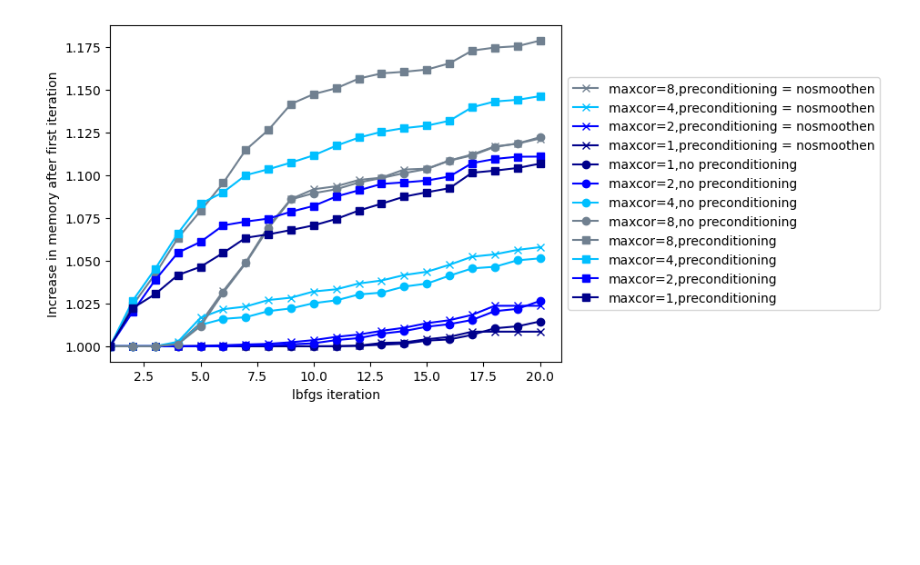
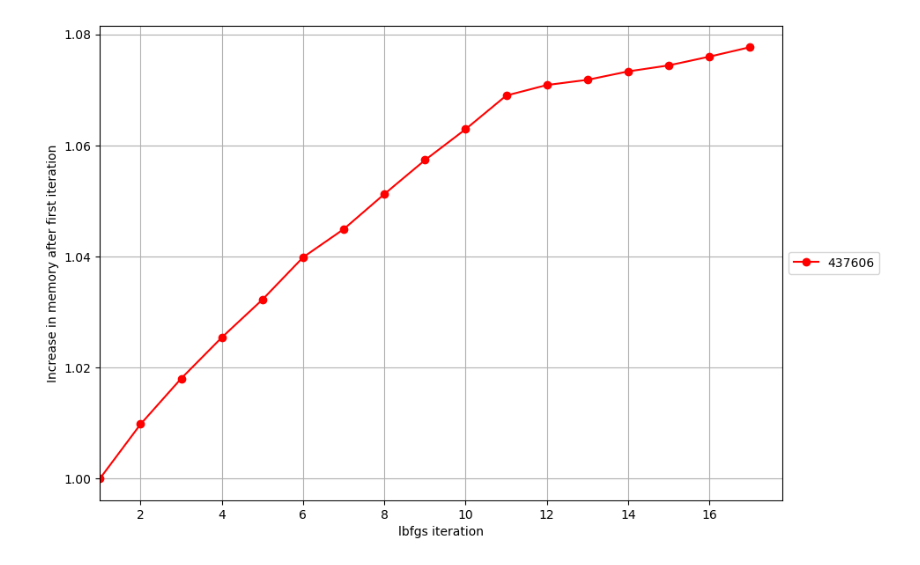
Before and after one commit to JohannesHaubner/mapMRI, a Jupyter notebook: examples/debugging/mem.ipynb, the cells around one changed output. Cells and saved outputs as stored; diff of their text form; code cells hidden in the pictures; blank space fills up the shorter version.

```diff
--- a/examples/debugging/mem.ipynb
+++ b/examples/debugging/mem.ipynb
@@ -14,16 +11,30 @@ path = pathlib.Path("/home/bastian/D1/registration/cubeslurm/")
 
 
 
-slurmids = list(range(437522, 437526))
-slurmids += list(range(437534, 437543))
-slurmids.remove(437537)
+# slurmids = list(range(437522, 437526))
+# slurmids = list(range(437534, 437543))
+# slurmids.remove(437537)
+slurmids = list(range(437543, 437559))
+slurmids.remove(437547)
+
+slurmids += list(range(437573, 437576))
+slurmids += list(range(437579, 437585))
+slurmids += list(range(437579, 437588))
+slurmids += list(range(437590, 437591))
+
+slurmids.remove(437585)
+slurmids.remove(437586)
+
+slurmids = set(slurmids)
+
+slurmids = [437606]
 
 print("Total number of log files", len(slurmids))
 
-fig = plt.figure()
+fig = plt.figure(figsize=(10,7))
 ax = plt.subplot(111)
 
-colors = {1: "darkblue", 2: "blue", 4:"deepskyblue", 8:"slategrey"}
+colors = {1: "darkblue", 2: "blue", 4:"deepskyblue", 8:"slategrey", 10: "k"}
 
 for slurmid in slurmids:
 
@@ -32,6 +43,8 @@ for slurmid in slurmids:
     mema, outfoldername = read_memory(filename)
 
     check_for_error(path / (str(slurmid) + ".out"))
+    check(filename)#path / (str(slurmid) + ".out"))
+
 
     outfoldername = outfoldername.replace("\n", "")
     outfoldername = outfoldername.replace(" ", "")
@@ -48,9 +61,13 @@ for slurmid in slurmids:
     marker = "o"
     linestyle = "-"
 
-    res = parse("{}NC{}_{}", outfoldername)
-    nc = res[1]
-    color = colors[int(nc)]
+    if len(outfoldername) > 0:
+        res = parse("{}NC{}_{}", outfoldername)
+        nc = res[1]
+        color = colors[int(nc)]
+    else:
+        nc= 42
+        color = "red"
 
     if "self" in outfoldername:
         marker = "d"
@@ -61,17 +78,36 @@ for slurmid in slurmids:
         linestyle = "-"
         marker = "s"
 
-    minm = None
+    if "nol2" in outfoldername:
+        marker = "x"
+        linestyle = "--"
+    if "CG" in outfoldername:
+        marker = "d"
+        linestyle = ":"
 
-    plt.plot(mema[:,0], mema[:,1] / (0 + 1 * mema[0,1]), marker=marker, color=color, linestyle=linestyle,
-            label="maxcor="+res[1] + "," + res[2].replace("none", "no preconditioning").replace("preconditioning_nosmoothen", "preconditioning = nosmoothen"), #outfoldername
+    elif "projector" in outfoldername:
+        marker = "*"
+        linestyle = ":"
+
+
+    fac = 1 + 0 * mema[0,1]
+    fac = mema[0,1]
+
+    plt.plot(mema[:,0]-1, mema[:,1] / fac, marker=marker, color=color, linestyle=linestyle,
+            # label="maxcor="+res[1] + "," + res[2].replace("none", "no preconditioning").replace("preconditioning_nosmoothen", "preconditioning = nosmoothen"),
+            label=outfoldername + str(slurmid),
+            # label=slurmid,
             )
     plt.legend()
 
 plt.xlabel("lbfgs iteration")
-plt.ylabel("Increase in memory after first iteration")
+if fac == 1:
+    plt.ylabel("memory (TB)")
+else:
+    plt.ylabel("Increase in memory after first iteration")
 plt.xlim(1, None)
-plt.ylim(minm, None)
+plt.yticks([1 + x /100 for x in range(0, 10, 2)])
+plt.grid()
 ax.legend(loc='center left', bbox_to_anchor=(1, 0.5))
 plt.show()
 # %% [output]
@@ -91 +116 @@ Total number of log files 12
-[figure, old version]
+[figure, new version]
```
Also changed, not shown: parts of 2 cells of this notebook, 7 other files.
